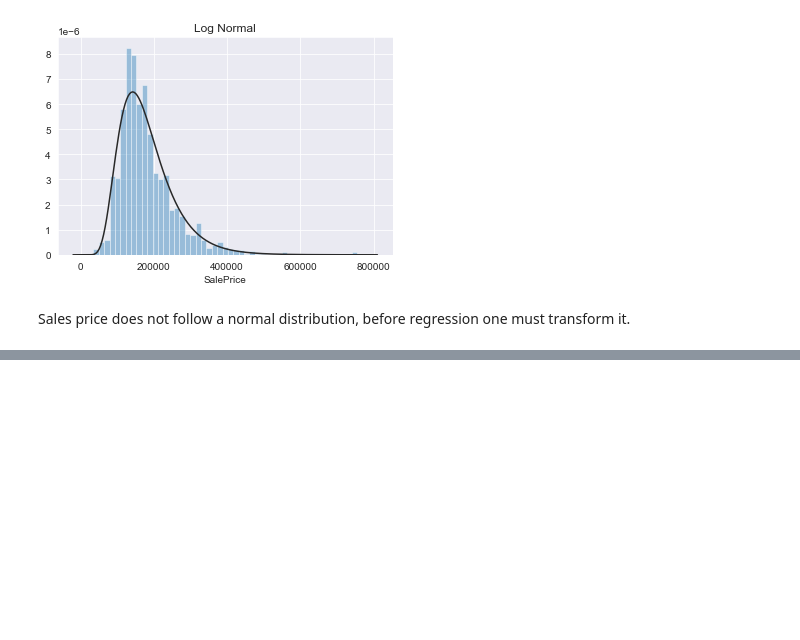
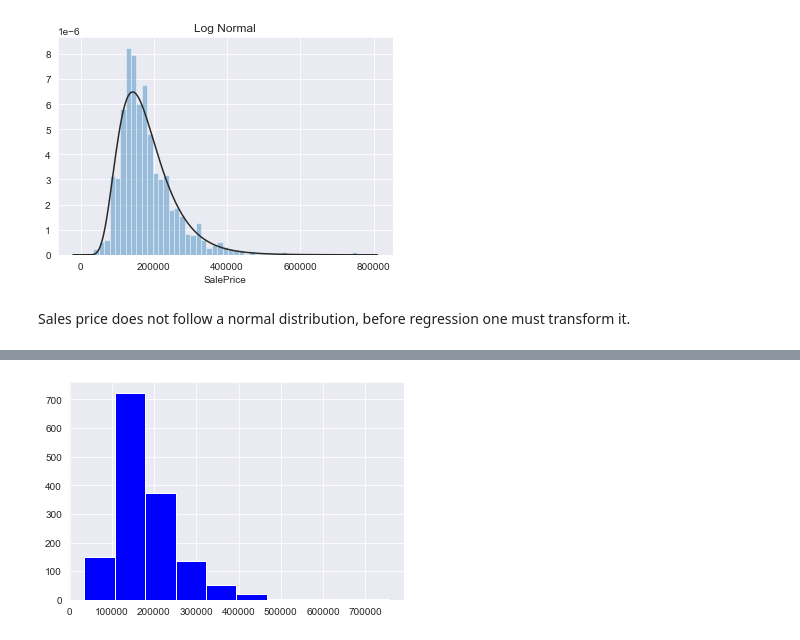
Before and after one commit to KamiLimu1/Data_Science2022, a Jupyter notebook: TutorialOnExplanatoryDataAnalysis.ipynb, the cells around one changed output, grey strips where cells are left out. Cells and saved outputs as stored; diff of their text form; code cells hidden in the pictures; blank space fills up the shorter version.

```diff
--- a/TutorialOnExplanatoryDataAnalysis.ipynb
+++ b/TutorialOnExplanatoryDataAnalysis.ipynb
@@ -136,0 +149,5 @@ Sales price does not follow a normal distribution, before regression one must tr
+# %%
+plt.hist(train['SalePrice'], orientation='vertical', histtype='bar', color='blue')
+plt.show()
+# %% [output]
+[figure, added]
```
Also changed, not shown: parts of 3 cells of this notebook.
